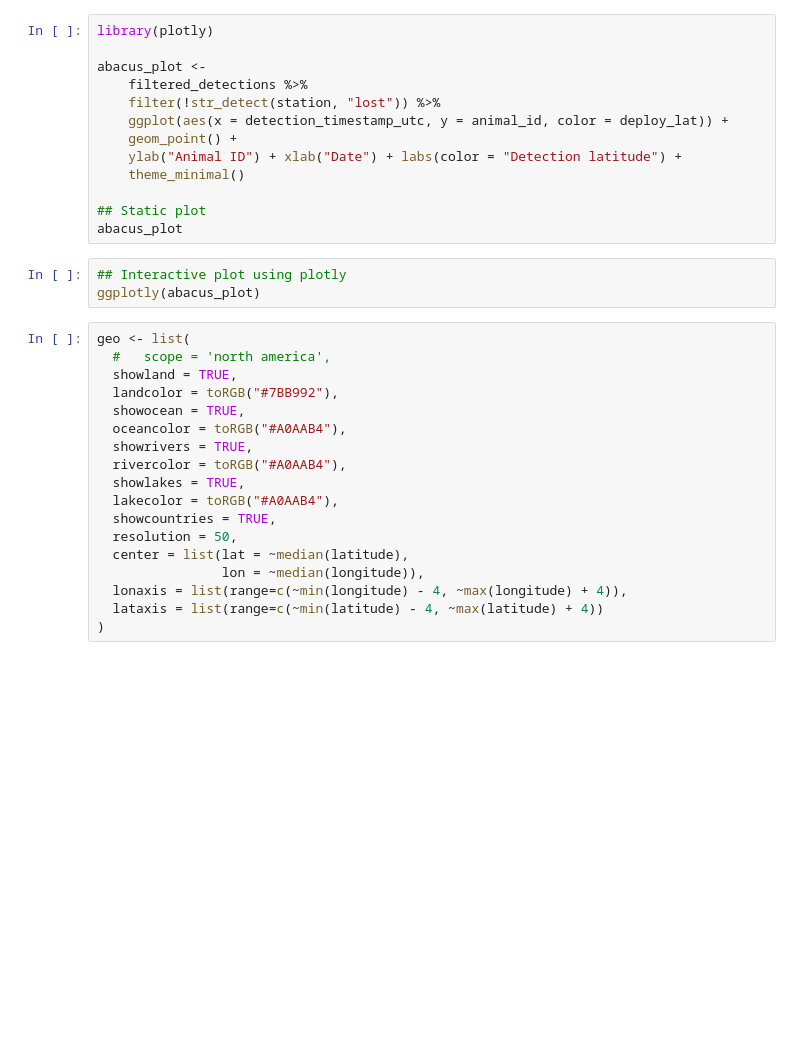
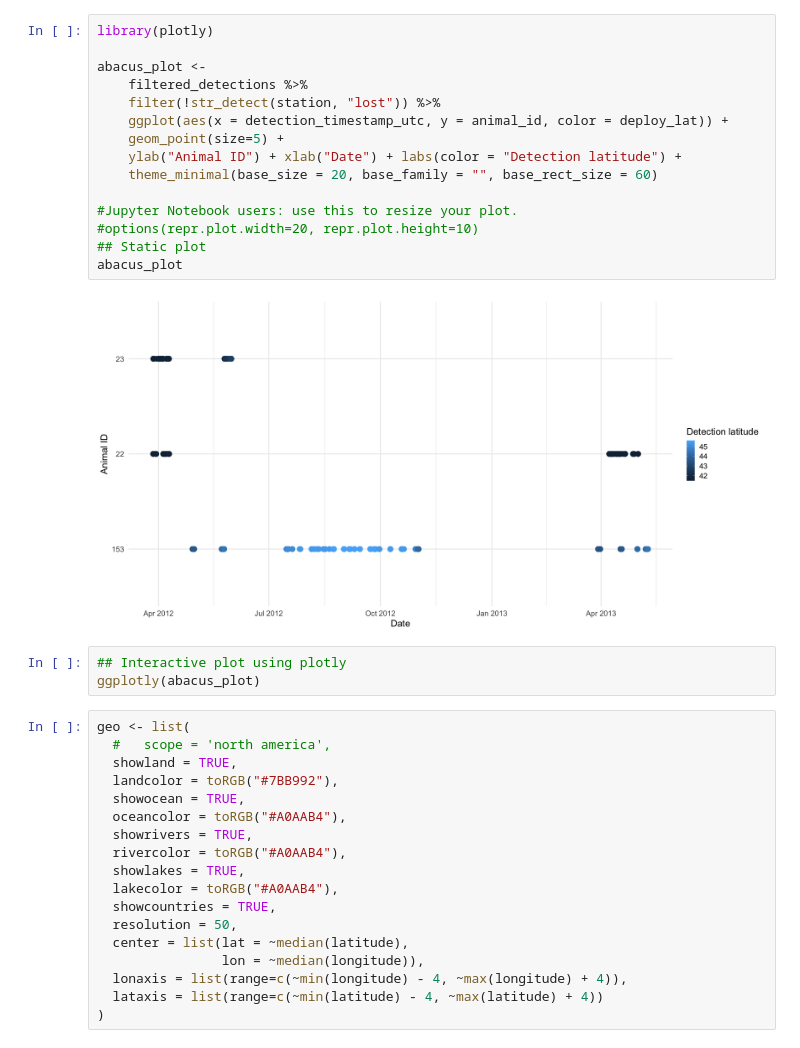
Before and after one commit to ocean-tracking-network/jb-acoustic-telemetry, a Jupyter notebook: notebooks/04-data-analysis-with-glatos.ipynb, the cells around one changed output. Cells and saved outputs as stored; diff of their text form; blank space fills up the shorter version.

Commit message:
Added code for resizing plots into notebook 04

```diff
--- a/notebooks/04-data-analysis-with-glatos.ipynb
+++ b/notebooks/04-data-analysis-with-glatos.ipynb
@@ -49,16 +171,20 @@ summary_data
 # %%
 library(plotly)
 
 abacus_plot <-
     filtered_detections %>%
     filter(!str_detect(station, "lost")) %>%
     ggplot(aes(x = detection_timestamp_utc, y = animal_id, color = deploy_lat)) +
-    geom_point() +
+    geom_point(size=5) +
     ylab("Animal ID") + xlab("Date") + labs(color = "Detection latitude") +
-    theme_minimal()
+    theme_minimal(base_size = 20, base_family = "", base_rect_size = 60)
 
+#Jupyter Notebook users: use this to resize your plot.
+#options(repr.plot.width=20, repr.plot.height=10)
 ## Static plot
 abacus_plot
+# %% [output]
+[figure, added]
 # %%
 ## Interactive plot using plotly
 ggplotly(abacus_plot)
```
Also changed, not shown: parts of 6 cells of this notebook.
